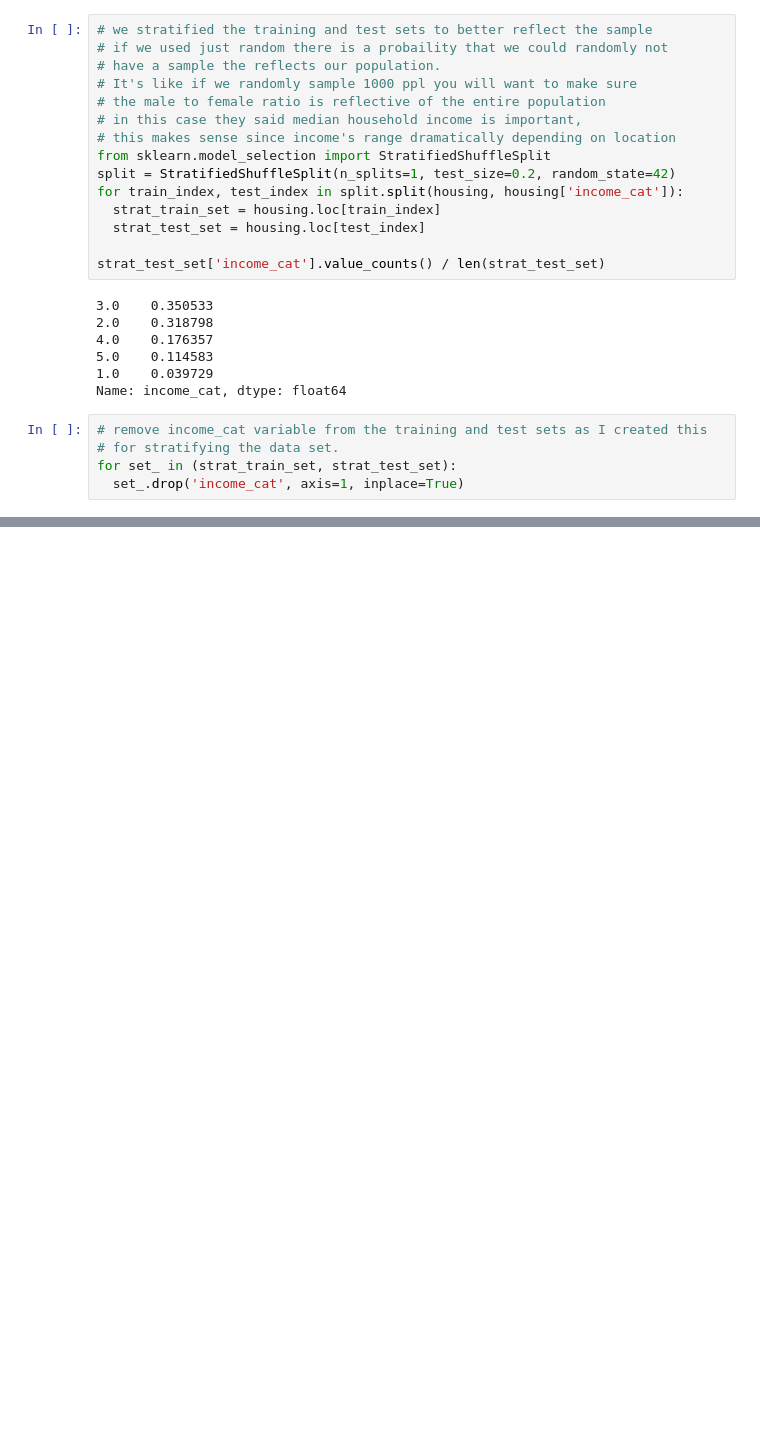
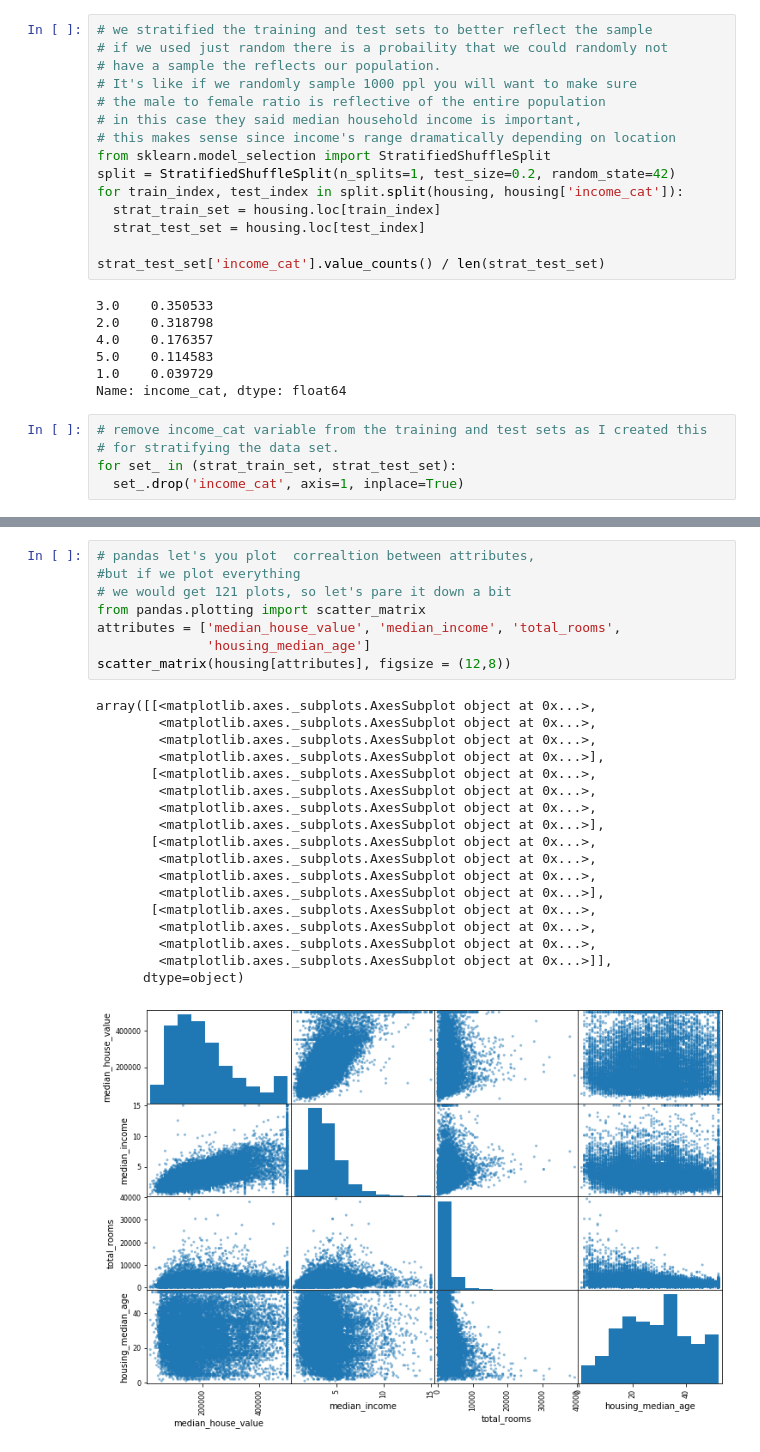
Before and after one commit to pierre-brendan/handson_ml, a Jupyter notebook: handson_ml1.ipynb, the cells around one changed output, grey strips where cells are left out. Cells and saved outputs as stored; diff of their text form; blank space fills up the shorter version.

```diff
--- a/handson_ml1.ipynb
+++ b/handson_ml1.ipynb
@@ -126,0 +170,27 @@ for set_ in (strat_train_set, strat_test_set):
+# %%
+# pandas let's you plot  correaltion between attributes,
+#but if we plot everything
+# we would get 121 plots, so let's pare it down a bit
+from pandas.plotting import scatter_matrix
+attributes = ['median_house_value', 'median_income', 'total_rooms',
+              'housing_median_age']
+scatter_matrix(housing[attributes], figsize = (12,8))
+# %% [output]
+array([[<matplotlib.axes._subplots.AxesSubplot object at 0x...>,
+        <matplotlib.axes._subplots.AxesSubplot object at 0x...>,
+        <matplotlib.axes._subplots.AxesSubplot object at 0x...>,
+        <matplotlib.axes._subplots.AxesSubplot object at 0x...>],
+       [<matplotlib.axes._subplots.AxesSubplot object at 0x...>,
+        <matplotlib.axes._subplots.AxesSubplot object at 0x...>,
+        <matplotlib.axes._subplots.AxesSubplot object at 0x...>,
+        <matplotlib.axes._subplots.AxesSubplot object at 0x...>],
+       [<matplotlib.axes._subplots.AxesSubplot object at 0x...>,
+        <matplotlib.axes._subplots.AxesSubplot object at 0x...>,
+        <matplotlib.axes._subplots.AxesSubplot object at 0x...>,
+        <matplotlib.axes._subplots.AxesSubplot object at 0x...>],
+       [<matplotlib.axes._subplots.AxesSubplot object at 0x...>,
+        <matplotlib.axes._subplots.AxesSubplot object at 0x...>,
+        <matplotlib.axes._subplots.AxesSubplot object at 0x...>,
+        <matplotlib.axes._subplots.AxesSubplot object at 0x...>]],
+      dtype=object)
+[figure, added]
```
Also changed, not shown: parts of 10 cells of this notebook.
